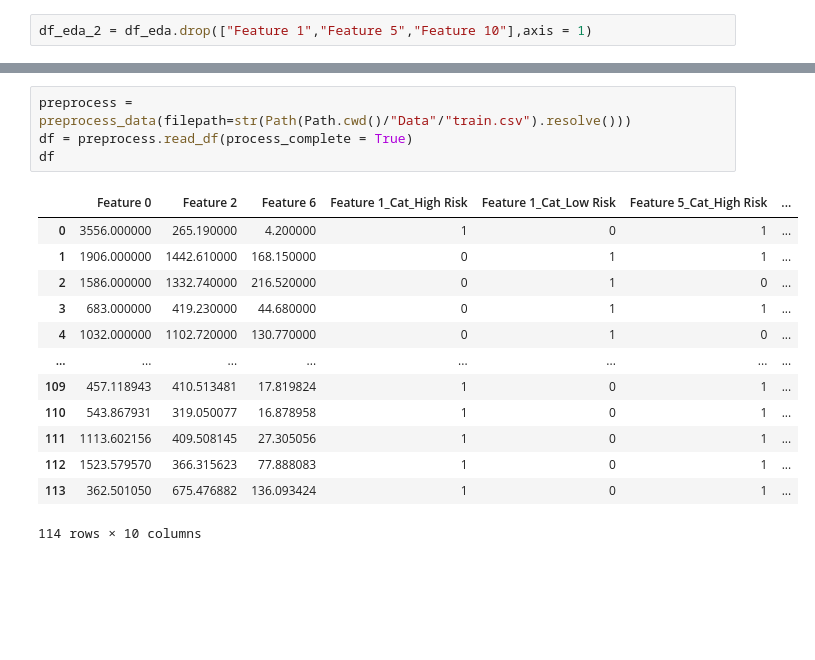
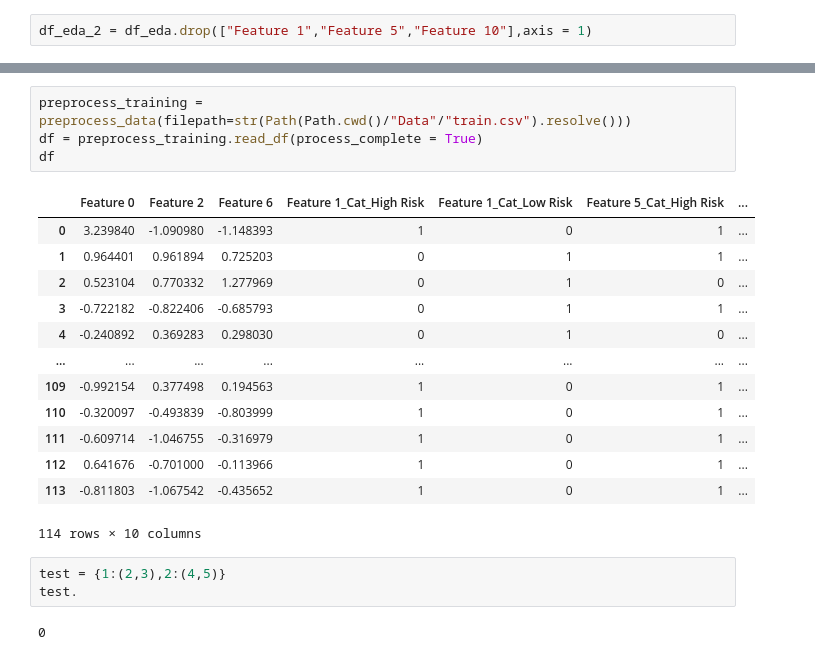
Before and after one commit to Pasindu19970808/Predicting_Pneumonia, a Jupyter notebook: Pedicting Pneumonia.ipynb, the cells around one changed output, grey strips where cells are left out. Saved outputs shown, nothing was run; the diff lists cells and outputs as text; blank space fills up the shorter version.

```diff
--- a/Pedicting Pneumonia.ipynb
+++ b/Pedicting Pneumonia.ipynb
@@ -688,20 +695,25 @@ pd.concat([df_eda_2[[i for i in df_eda_2.columns.tolist() if "_" not in i and i
 | 34 | 821.000000 | 1134.740000 | 23.870000 | 0 | 1 | 0 | ... |
 91 rows × 10 columns
 # %%
-preprocess = preprocess_data(filepath=str(Path(Path.cwd()/"Data"/"train.csv").resolve()))
-df = preprocess.read_df(process_complete = True)
+preprocess_training = preprocess_data(filepath=str(Path(Path.cwd()/"Data"/"train.csv").resolve()))
+df = preprocess_training.read_df(process_complete = True)
 df
 # %% [output]
 |  | Feature 0 | Feature 2 | Feature 6 | Feature 1_Cat_High Risk | Feature 1_Cat_Low Risk | Feature 5_Cat_High Risk | ... |
-| 0 | 3556.000000 | 265.190000 | 4.200000 | 1 | 0 | 1 | ... |
-| 1 | 1906.000000 | 1442.610000 | 168.150000 | 0 | 1 | 1 | ... |
-| 2 | 1586.000000 | 1332.740000 | 216.520000 | 0 | 1 | 0 | ... |
-| 3 | 683.000000 | 419.230000 | 44.680000 | 0 | 1 | 1 | ... |
-| 4 | 1032.000000 | 1102.720000 | 130.770000 | 0 | 1 | 0 | ... |
+| 0 | 3.239840 | -1.090980 | -1.148393 | 1 | 0 | 1 | ... |
+| 1 | 0.964401 | 0.961894 | 0.725203 | 0 | 1 | 1 | ... |
+| 2 | 0.523104 | 0.770332 | 1.277969 | 0 | 1 | 0 | ... |
+| 3 | -0.722182 | -0.822406 | -0.685793 | 0 | 1 | 1 | ... |
+| 4 | -0.240892 | 0.369283 | 0.298030 | 0 | 1 | 0 | ... |
 | ... | ... | ... | ... | ... | ... | ... | ... |
-| 109 | 457.118943 | 410.513481 | 17.819824 | 1 | 0 | 1 | ... |
-| 110 | 543.867931 | 319.050077 | 16.878958 | 1 | 0 | 1 | ... |
-| 111 | 1113.602156 | 409.508145 | 27.305056 | 1 | 0 | 1 | ... |
-| 112 | 1523.579570 | 366.315623 | 77.888083 | 1 | 0 | 1 | ... |
-| 113 | 362.501050 | 675.476882 | 136.093424 | 1 | 0 | 1 | ... |
+| 109 | -0.992154 | 0.377498 | 0.194563 | 1 | 0 | 1 | ... |
+| 110 | -0.320097 | -0.493839 | -0.803999 | 1 | 0 | 1 | ... |
+| 111 | -0.609714 | -1.046755 | -0.316979 | 1 | 0 | 1 | ... |
+| 112 | 0.641676 | -0.701000 | -0.113966 | 1 | 0 | 1 | ... |
+| 113 | -0.811803 | -1.067542 | -0.435652 | 1 | 0 | 1 | ... |
 114 rows × 10 columns
+# %%
+test = {1:(2,3),2:(4,5)}
+test.
+# %% [output]
+0
```
Also changed, not shown: parts of 51 cells of this notebook, 1 other file.
